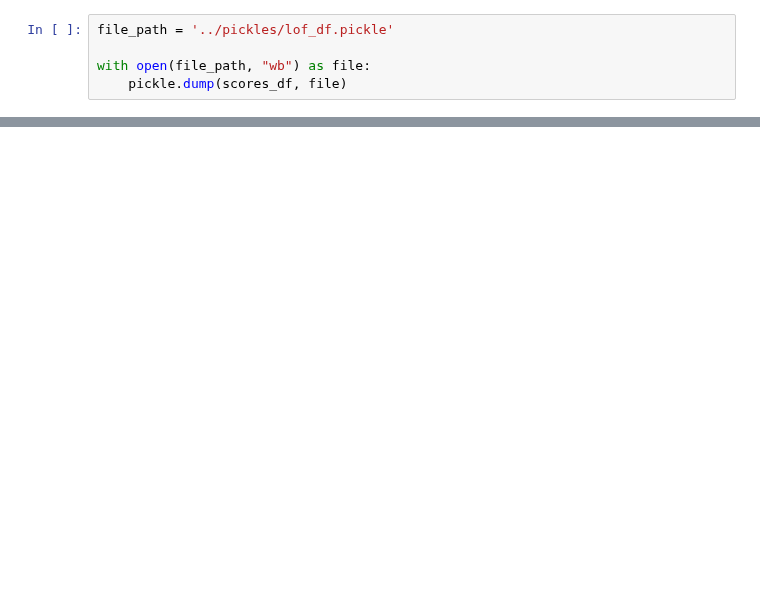
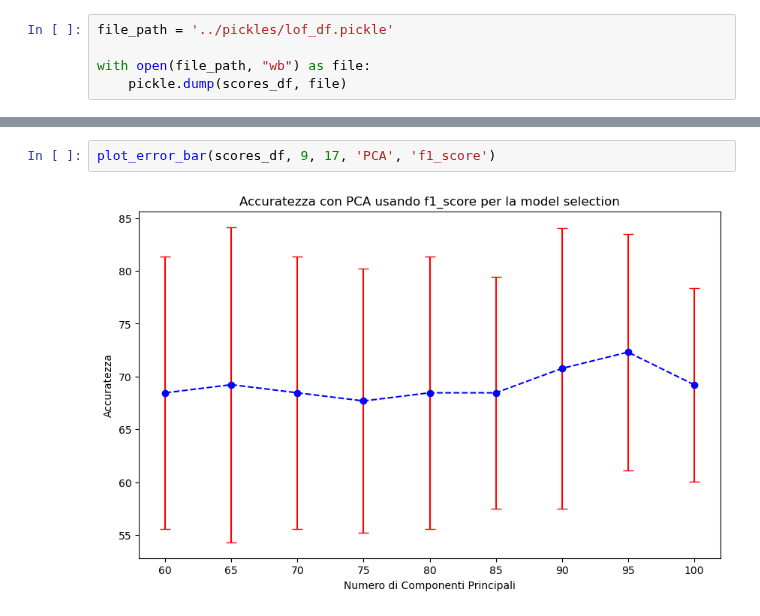
Before and after one commit to chrfum/one-class_classifier, a Jupyter notebook: run-over_classifier/classifiers/lof.ipynb, the cells around one changed output, grey strips where cells are left out. Saved outputs shown, nothing was run; the diff lists cells and outputs as text; blank space fills up the shorter version.

```diff
--- a/run-over_classifier/classifiers/lof.ipynb
+++ b/run-over_classifier/classifiers/lof.ipynb
@@ -376,0 +417,4 @@ with open(file_path, "wb") as file:
+# %%
+plot_error_bar(scores_df, 9, 17, 'PCA', 'f1_score')
+# %% [output]
+[figure, added]
```
Also changed, not shown: parts of 8 cells of this notebook.
